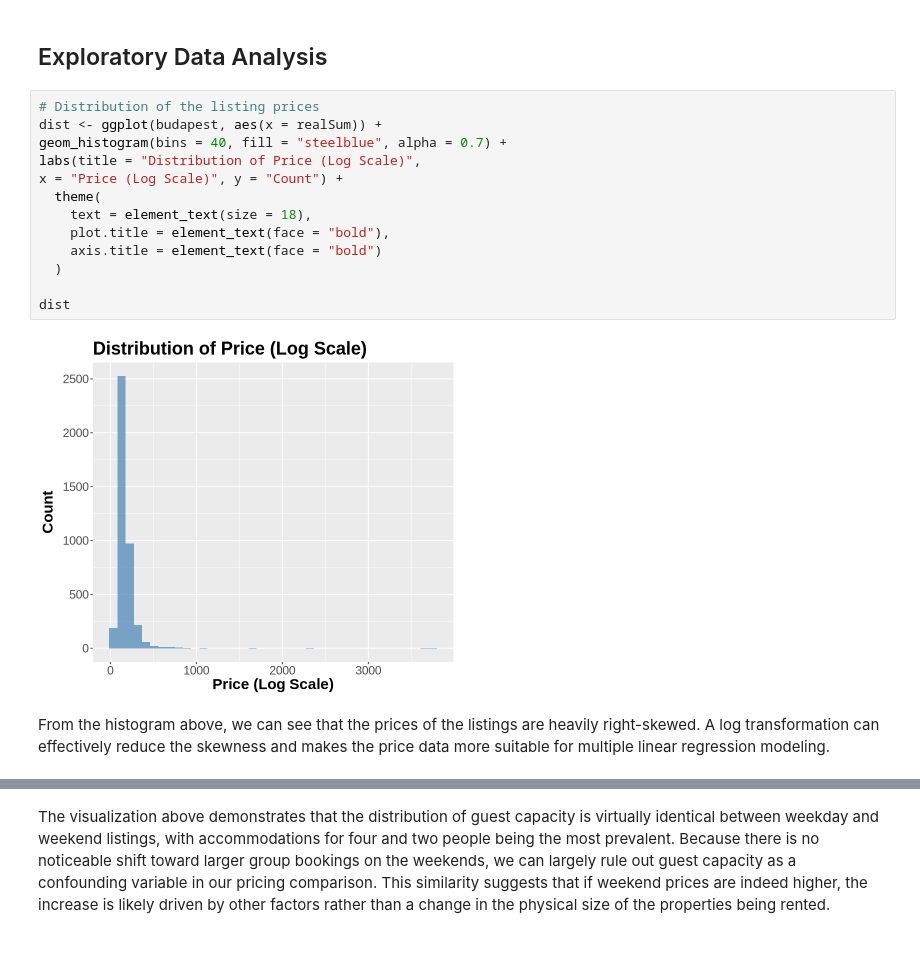
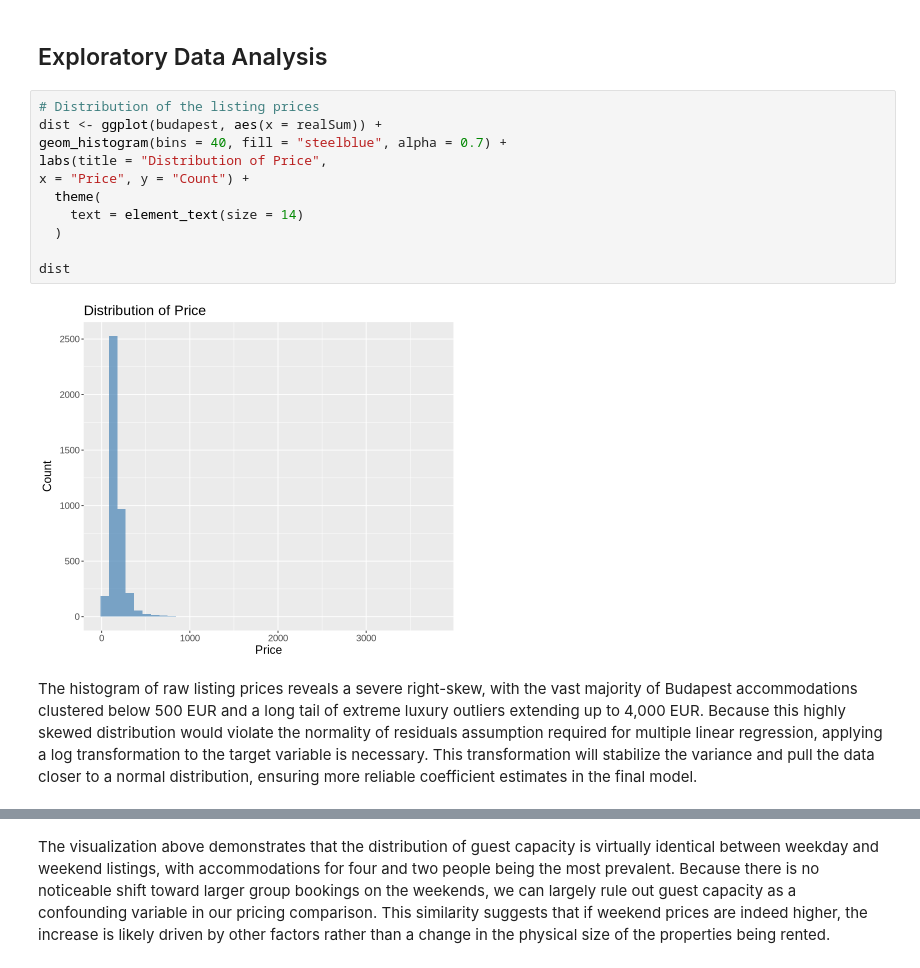
Before and after one commit to gzheng08/budapest-airbnb-price-determinate-inference-analysis, a Jupyter notebook: budapest-airbnb-price-analysis.ipynb, the cells around one changed output, grey strips where cells are left out. Drawn from its saved outputs; the diff is of its cells as text.

Commit message:
Working on Model Selection

```diff
--- a/budapest-airbnb-price-analysis.ipynb
+++ b/budapest-airbnb-price-analysis.ipynb
@@ -62,20 +62,18 @@ attr_index_norm, rest_index, rest_index_norm, lng, lat)`
 # %%
 # Distribution of the listing prices
 dist <- ggplot(budapest, aes(x = realSum)) +
 geom_histogram(bins = 40, fill = "steelblue", alpha = 0.7) +
-labs(title = "Distribution of Price (Log Scale)",
-x = "Price (Log Scale)", y = "Count") +
+labs(title = "Distribution of Price",
+x = "Price", y = "Count") +
   theme(
-    text = element_text(size = 18),
-    plot.title = element_text(face = "bold"),
-    axis.title = element_text(face = "bold")
+    text = element_text(size = 14)
   )
 
 dist
 # %% [output]
-[figure, old version]
+[figure, new version]
 # %% [markdown]
-From the histogram above, we can see that the prices of the listings are heavily right-skewed. A log transformation can effectively reduce the skewness and makes the price data more suitable for multiple linear regression modeling.
+The histogram of raw listing prices reveals a severe right-skew, with the vast majority of Budapest accommodations clustered below 500 EUR and a long tail of extreme luxury outliers extending up to 4,000 EUR. Because this highly skewed distribution would violate the normality of residuals assumption required for multiple linear regression, applying a log transformation to the target variable is necessary. This transformation will stabilize the variance and pull the data closer to a normal distribution, ensuring more reliable coefficient estimates in the final model.
 # %%
 # How price differs across room types using log-transformed values
 box <- ggplot(budapest, aes(x = day_type, y = log(realSum), fill = day_type)) +
```
Also changed, not shown: parts of 6 cells of this notebook.
